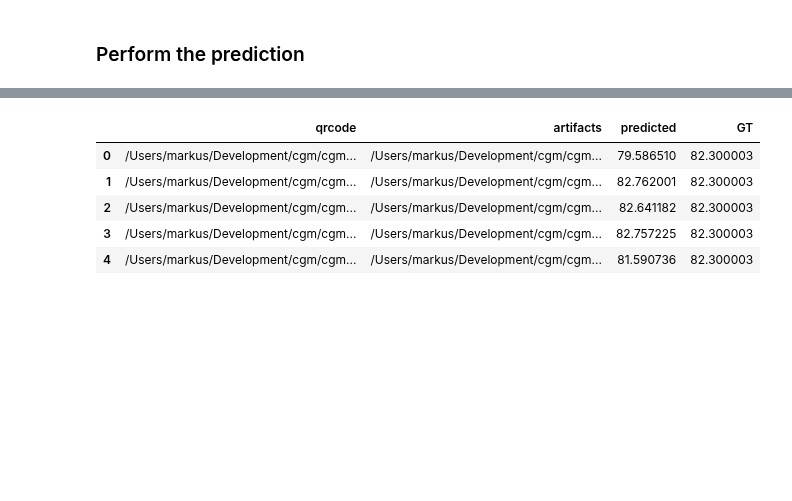
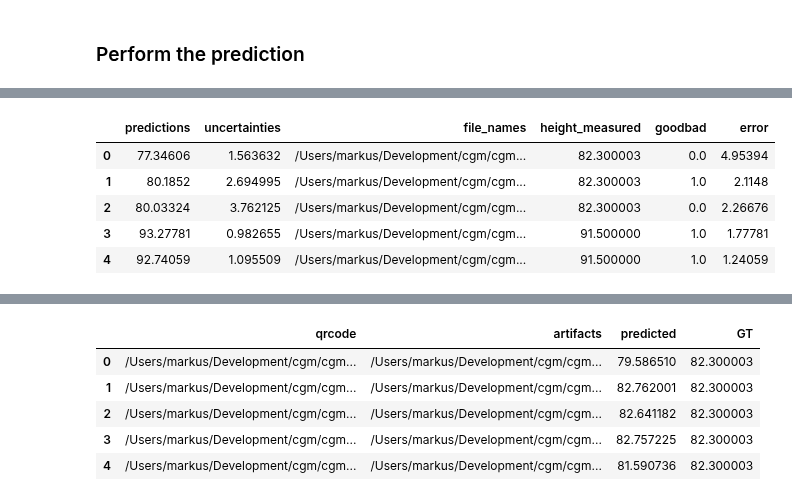
Before and after one commit to Welthungerhilfe/cgm-ml, a Jupyter notebook: src/common/evaluation/Evaluate_models.ipynb, the cells around one changed output, grey strips where cells are left out. Saved outputs shown, nothing was run; the diff lists cells and outputs as text; code cells hidden in the pictures; blank space fills up the shorter version.

```diff
--- a/src/common/evaluation/Evaluate_models.ipynb
+++ b/src/common/evaluation/Evaluate_models.ipynb
@@ -156,0 +190,9 @@ plt.show()
+# %%
+df.head()
+# %% [output]
+|  | predictions | uncertainties | file_names | height_measured | goodbad | error |
+| 0 | 77.34606 | 1.563632 | /Users/markus/Development/cgm/cgm... | 82.300003 | 0.0 | 4.95394 |
+| 1 | 80.1852 | 2.694995 | /Users/markus/Development/cgm/cgm... | 82.300003 | 1.0 | 2.1148 |
+| 2 | 80.03324 | 3.762125 | /Users/markus/Development/cgm/cgm... | 82.300003 | 0.0 | 2.26676 |
+| 3 | 93.27781 | 0.982655 | /Users/markus/Development/cgm/cgm... | 91.500000 | 1.0 | 1.77781 |
+| 4 | 92.74059 | 1.095509 | /Users/markus/Development/cgm/cgm... | 91.500000 | 1.0 | 1.24059 |
```
Also changed, not shown: parts of 15 cells of this notebook.
